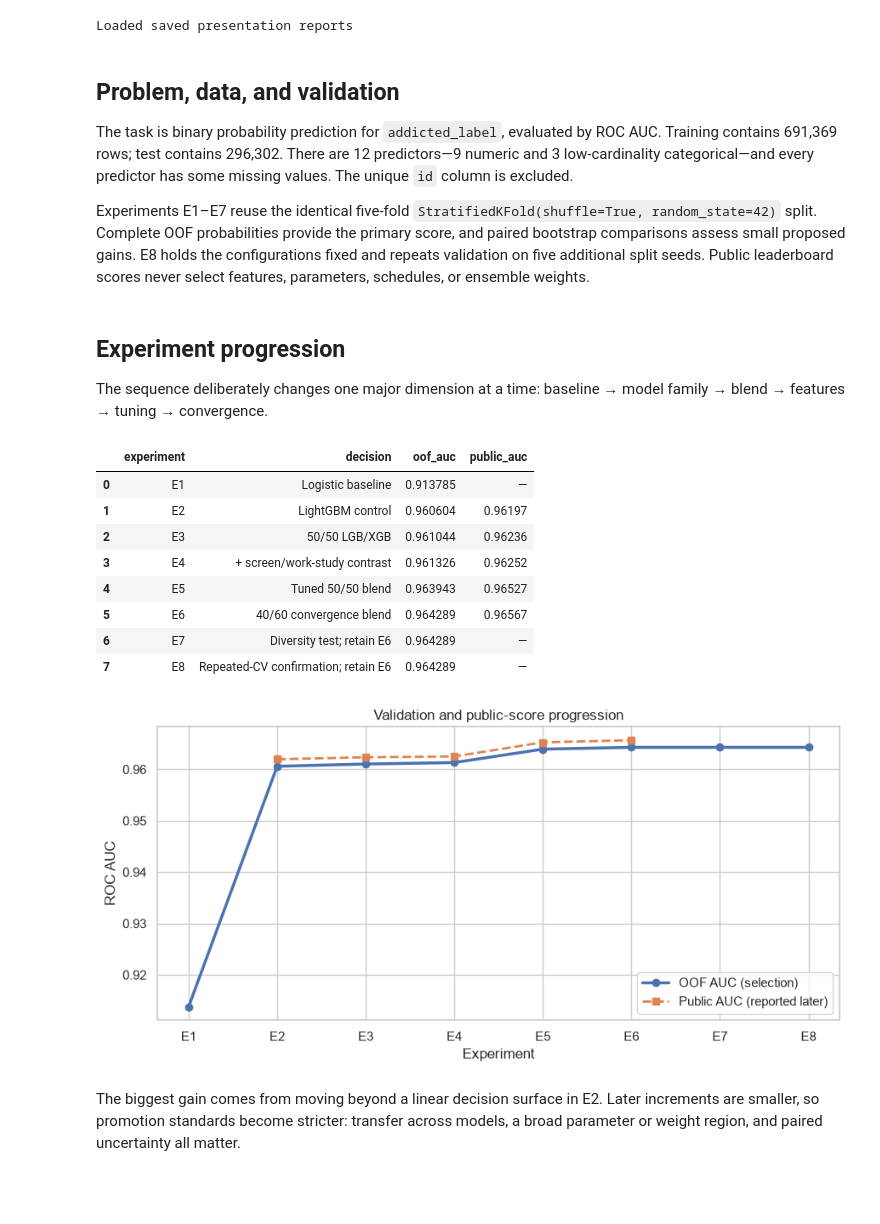
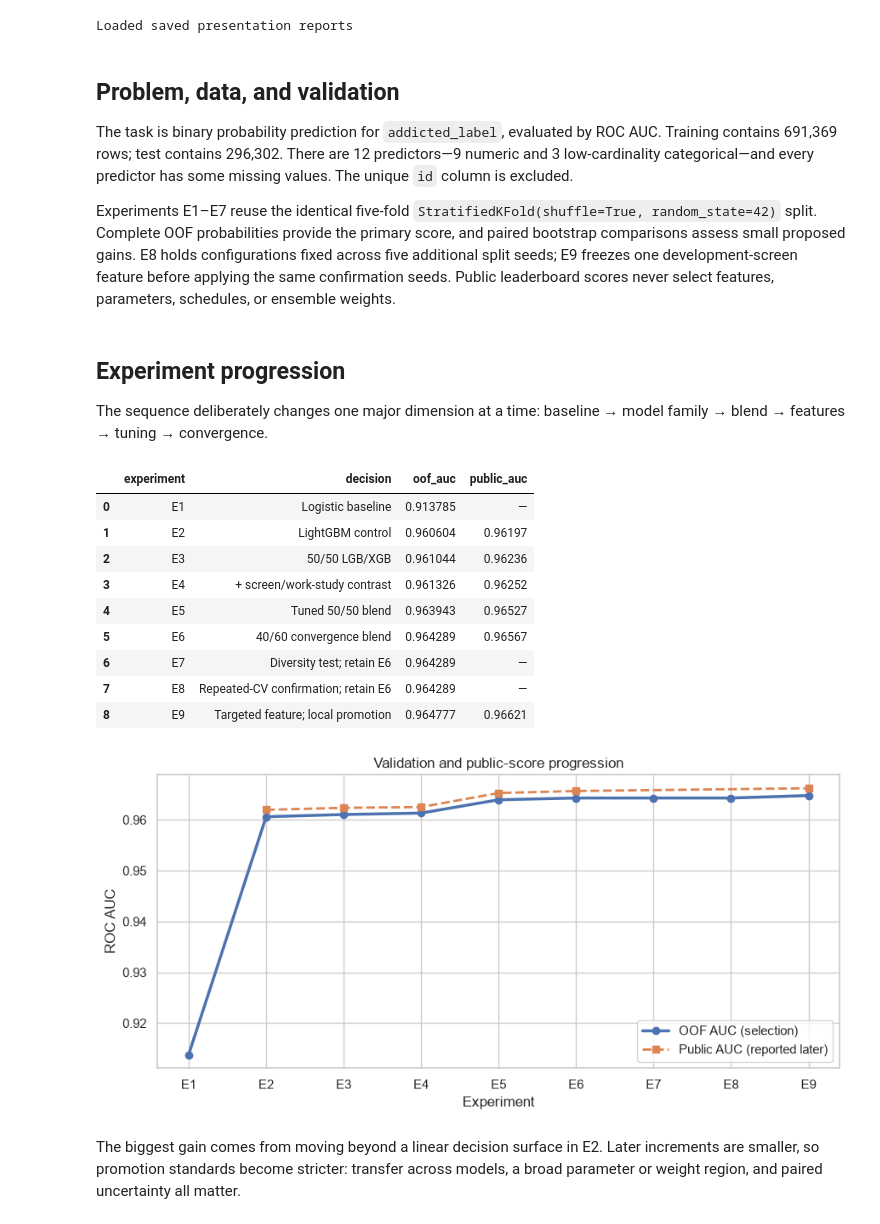
Before and after one commit to JeremyBetz/kaggle-smartphone-addiction, a Jupyter notebook: notebooks/00_project_summary.ipynb, the cells around one changed output. Saved outputs shown, nothing was run; the diff lists cells and outputs as text; code cells hidden in the pictures; blank space fills up the shorter version.

```diff
--- a/notebooks/00_project_summary.ipynb
+++ b/notebooks/00_project_summary.ipynb
@@ -40,43 +41,45 @@ Loaded saved presentation reports
 
 The task is binary probability prediction for `addicted_label`, evaluated by ROC AUC. Training contains 691,369 rows; test contains 296,302. There are 12 predictors—9 numeric and 3 low-cardinality categorical—and every predictor has some missing values. The unique `id` column is excluded.
 
-Experiments E1–E7 reuse the identical five-fold `StratifiedKFold(shuffle=True, random_state=42)` split. Complete OOF probabilities provide the primary score, and paired bootstrap comparisons assess small proposed gains. E8 holds the configurations fixed and repeats validation on five additional split seeds. Public leaderboard scores never select features, parameters, schedules, or ensemble weights.
+Experiments E1–E7 reuse the identical five-fold `StratifiedKFold(shuffle=True, random_state=42)` split. Complete OOF probabilities provide the primary score, and paired bootstrap comparisons assess small proposed gains. E8 holds configurations fixed across five additional split seeds; E9 freezes one development-screen feature before applying the same confirmation seeds. Public leaderboard scores never select features, parameters, schedules, or ensemble weights.
 # %% [markdown]
 ## Experiment progression
 
 The sequence deliberately changes one major dimension at a time: baseline → model family → blend → features → tuning → convergence.
 # %%
 progression = pd.DataFrame({
-    "experiment": ["E1", "E2", "E3", "E4", "E5", "E6", "E7", "E8"],
+    "experiment": ["E1", "E2", "E3", "E4", "E5", "E6", "E7", "E8", "E9"],
     "decision": [
         "Logistic baseline", "LightGBM control", "50/50 LGB/XGB",
         "+ screen/work-study contrast", "Tuned 50/50 blend", "40/60 convergence blend",
         "Diversity test; retain E6", "Repeated-CV confirmation; retain E6",
+        "Targeted feature; local promotion",
     ],
-    "oof_auc": [0.9137848668, 0.9606037579, 0.9610442846, 0.9613259226, 0.9639433758, 0.9642892514, 0.9642892514, 0.9642892514],
-    "public_auc": [np.nan, 0.96197, 0.96236, 0.96252, 0.96527, 0.96567, np.nan, np.nan],
+    "oof_auc": [0.9137848668, 0.9606037579, 0.9610442846, 0.9613259226, 0.9639433758, 0.9642892514, 0.9642892514, 0.9642892514, 0.9647766677],
+    "public_auc": [np.nan, 0.96197, 0.96236, 0.96252, 0.96527, 0.96567, np.nan, np.nan, 0.96621],
 })
 display(progression.style.format({"oof_auc": "{:.6f}", "public_auc": "{:.5f}"}, na_rep="—"))
 
 fig, ax = plt.subplots(figsize=(9, 4.5))
 ax.plot(progression["experiment"], progression["oof_auc"], marker="o", linewidth=2.5, label="OOF AUC (selection)")
 public = progression.dropna(subset=["public_auc"])
 ax.plot(public["experiment"], public["public_auc"], marker="s", linestyle="--", linewidth=2, label="Public AUC (reported later)")
 ax.set(title="Validation and public-score progression", xlabel="Experiment", ylabel="ROC AUC")
 ax.legend(frameon=True)
 plt.tight_layout()
 plt.show()
 # %% [output]
 |  | experiment | decision | oof_auc | public_auc |
 | 0 | E1 | Logistic baseline | 0.913785 | — |
 | 1 | E2 | LightGBM control | 0.960604 | 0.96197 |
 | 2 | E3 | 50/50 LGB/XGB | 0.961044 | 0.96236 |
 | 3 | E4 | + screen/work-study contrast | 0.961326 | 0.96252 |
 | 4 | E5 | Tuned 50/50 blend | 0.963943 | 0.96527 |
 | 5 | E6 | 40/60 convergence blend | 0.964289 | 0.96567 |
 | 6 | E7 | Diversity test; retain E6 | 0.964289 | — |
 | 7 | E8 | Repeated-CV confirmation; retain E6 | 0.964289 | — |
+| 8 | E9 | Targeted feature; local promotion | 0.964777 | 0.96621 |
-[figure, old version]
+[figure, new version]
 # %% [markdown]
 The biggest gain comes from moving beyond a linear decision surface in E2. Later increments are smaller, so promotion standards become stricter: transfer across models, a broad parameter or weight region, and paired uncertainty all matter.
 # %% [markdown]
```
Also changed, not shown: parts of 4 cells of this notebook, 12 other files.
